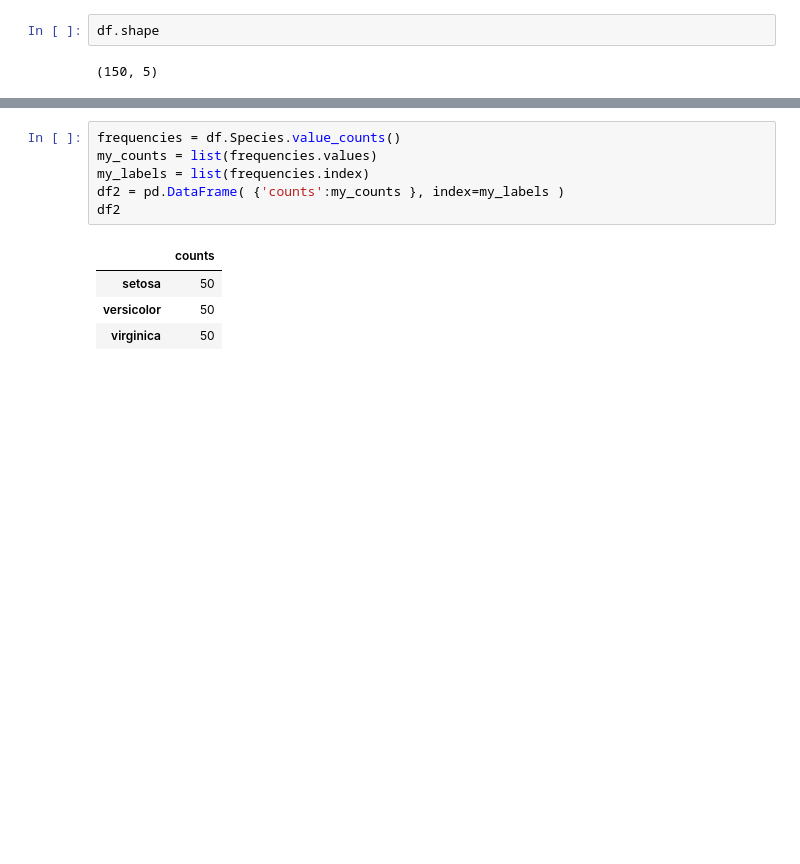
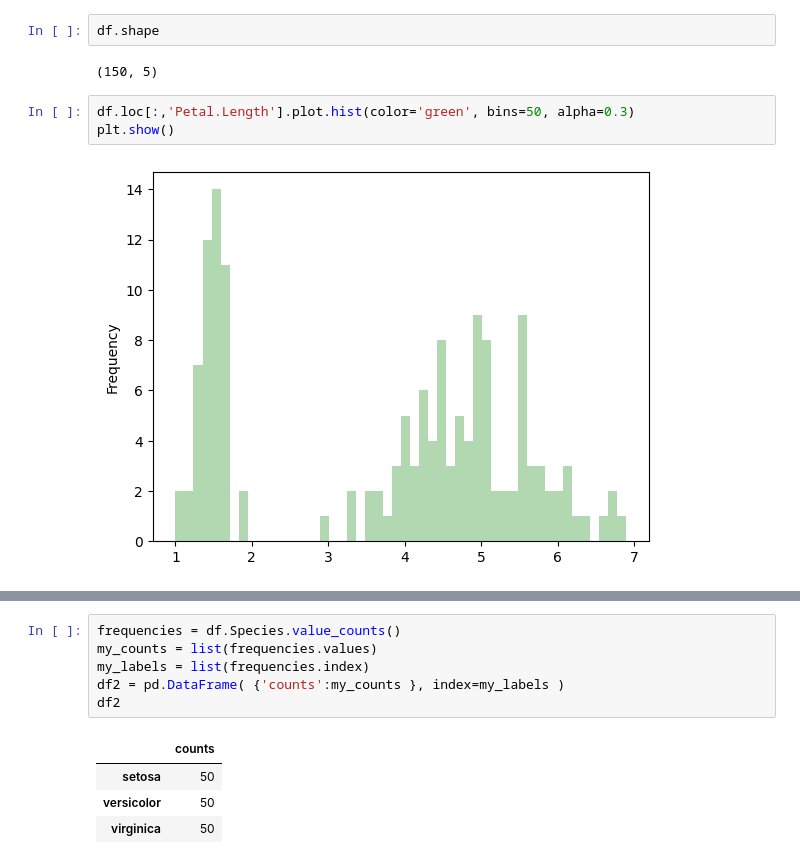
Before and after one commit to socrallacer/IA_DIPLOMA_SAMSUNG, a Jupyter notebook: NUMPY ARRAYS/Unit4_profesor.ipynb, the cells around one changed output, grey strips where cells are left out. Cells and saved outputs as stored; diff of their text form; blank space fills up the shorter version.

```diff
--- a/NUMPY ARRAYS/Unit4_profesor.ipynb
+++ b/NUMPY ARRAYS/Unit4_profesor.ipynb
@@ -225,4 +225,9 @@ df.head()
 df.shape
 # %% [output]
 (150, 5)
+# %%
+df.loc[:,'Petal.Length'].plot.hist(color='green', bins=50, alpha=0.3)
+plt.show()
+# %% [output]
+[figure, added]
 # %%
```
Also changed, not shown: parts of 31 cells of this notebook.
